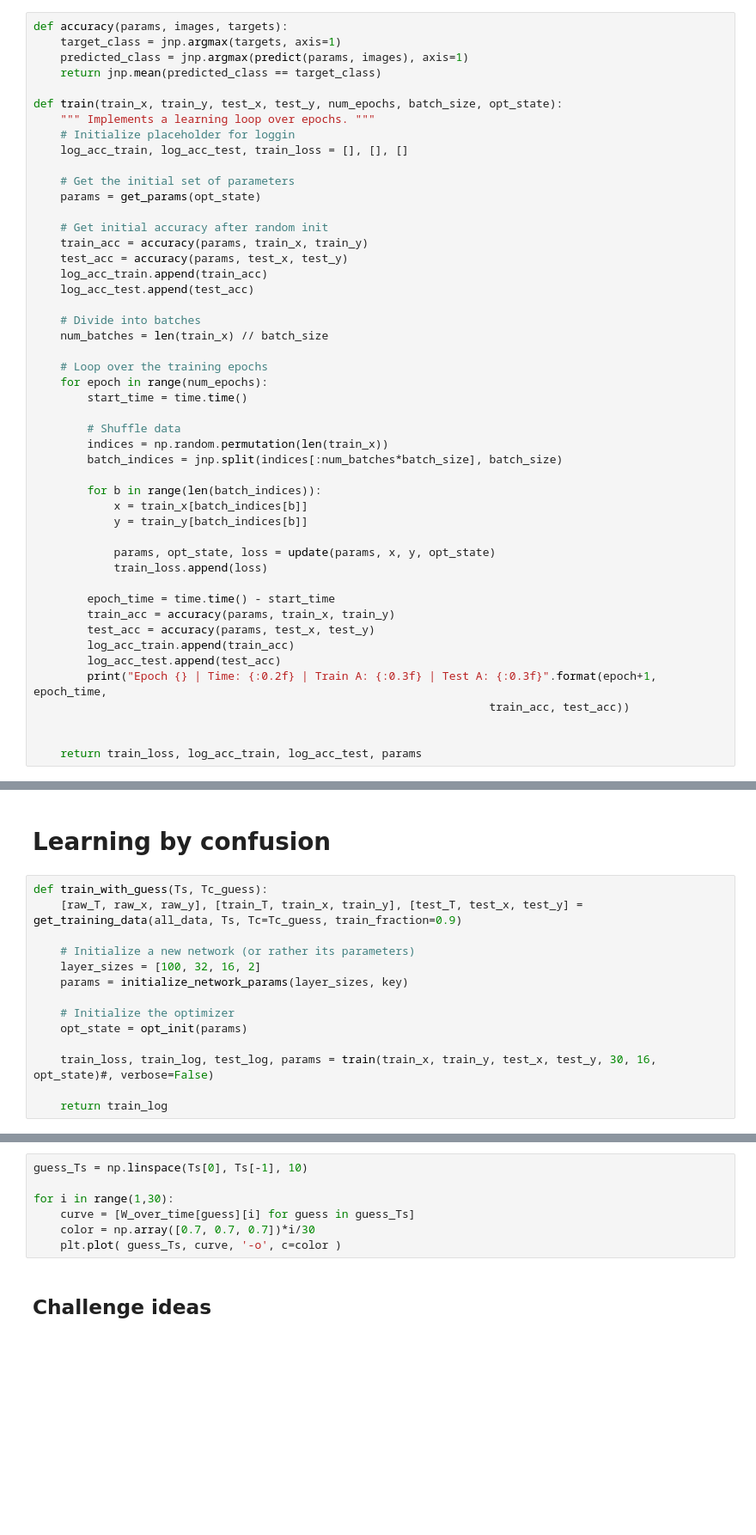
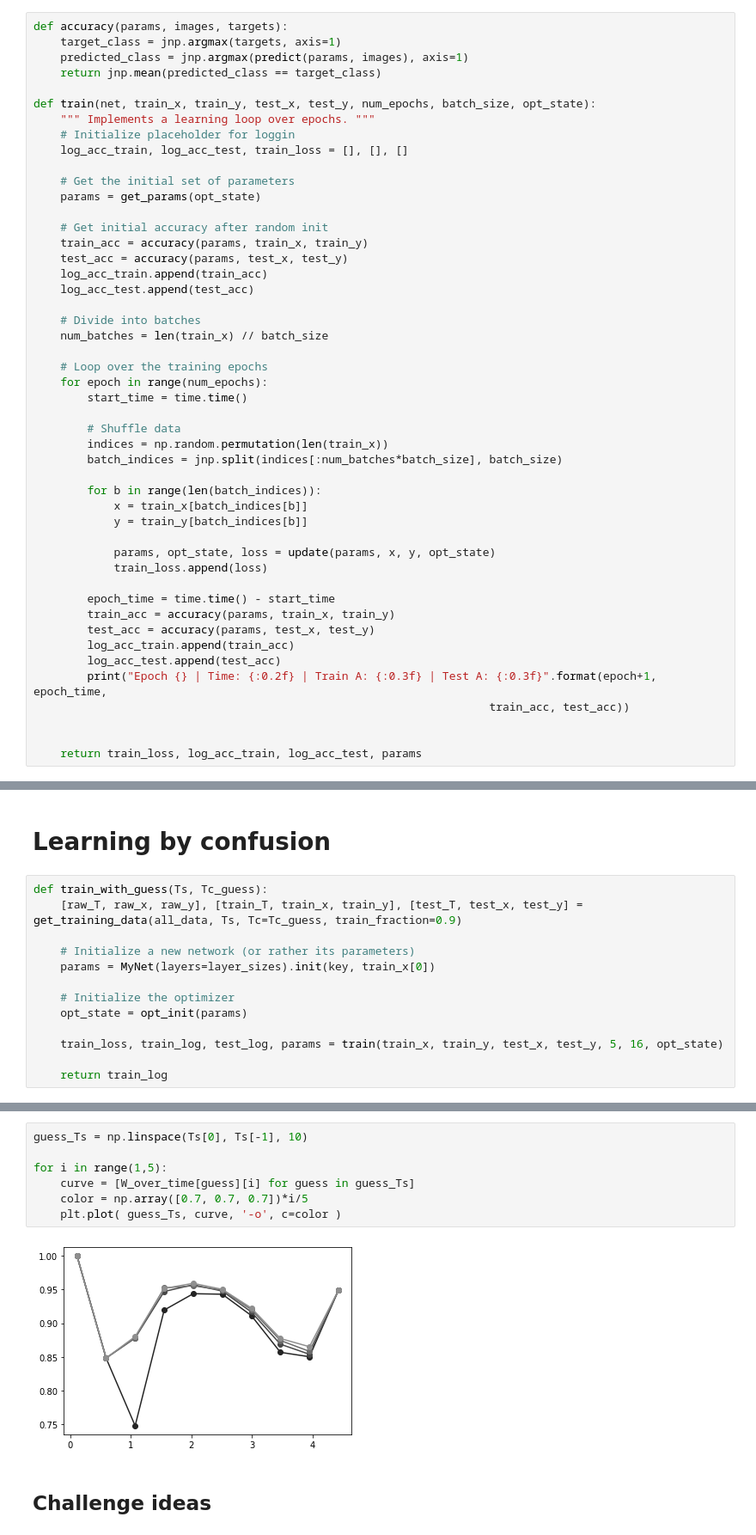
Before and after one commit to CRC183-summer-school/school_2021, a Jupyter notebook: notebooks/03_learning_the_classical_ising_transition.ipynb, the cells around one changed output, grey strips where cells are left out. Shown: that part at 86% size. Saved outputs shown, nothing was run; the diff lists cells and outputs as text; blank space fills up the shorter version.

```diff
--- a/notebooks/03_learning_the_classical_ising_transition.ipynb
+++ b/notebooks/03_learning_the_classical_ising_transition.ipynb
@@ -143,7 +168,7 @@ def accuracy(params, images, targets):
     predicted_class = jnp.argmax(predict(params, images), axis=1)
     return jnp.mean(predicted_class == target_class)
 
-def train(train_x, train_y, test_x, test_y, num_epochs, batch_size, opt_state):
+def train(net, train_x, train_y, test_x, test_y, num_epochs, batch_size, opt_state):
     """ Implements a learning loop over epochs. """
     # Initialize placeholder for loggin
     log_acc_train, log_acc_test, train_loss = [], [], []
@@ -236,13 +287,12 @@ def train_with_guess(Ts, Tc_guess):
     [raw_T, raw_x, raw_y], [train_T, train_x, train_y], [test_T, test_x, test_y] = get_training_data(all_data, Ts, Tc=Tc_guess, train_fraction=0.9)
 
     # Initialize a new network (or rather its parameters)
-    layer_sizes = [100, 32, 16, 2]
-    params = initialize_network_params(layer_sizes, key)
+    params = MyNet(layers=layer_sizes).init(key, train_x[0])
 
     # Initialize the optimizer
     opt_state = opt_init(params)
 
-    train_loss, train_log, test_log, params = train(train_x, train_y, test_x, test_y, 30, 16, opt_state)#, verbose=False)
+    train_loss, train_log, test_log, params = train(train_x, train_y, test_x, test_y, 5, 16, opt_state)
 
     return train_log
 # %%
@@ -255,10 +323,12 @@ for guess in np.linspace(Ts[0], Ts[-1], 10):
 # %%
 guess_Ts = np.linspace(Ts[0], Ts[-1], 10)
 
-for i in range(1,30):
+for i in range(1,5):
     curve = [W_over_time[guess][i] for guess in guess_Ts]
-    color = np.array([0.7, 0.7, 0.7])*i/30
+    color = np.array([0.7, 0.7, 0.7])*i/5
     plt.plot( guess_Ts, curve, '-o', c=color )
+# %% [output]
+[figure, added]
 # %% [markdown]
 ## Challenge ideas
 # %% [markdown]
```
Also changed, not shown: parts of 9 cells of this notebook.
